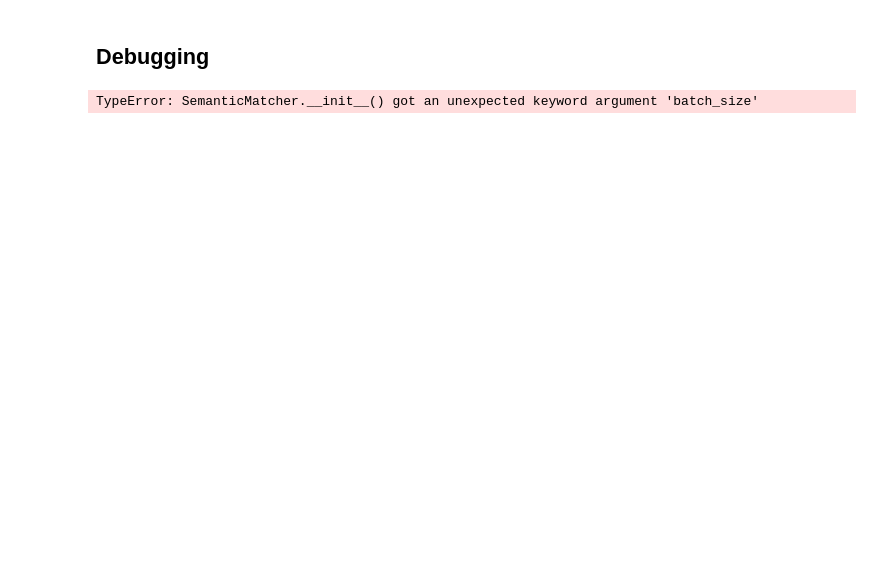
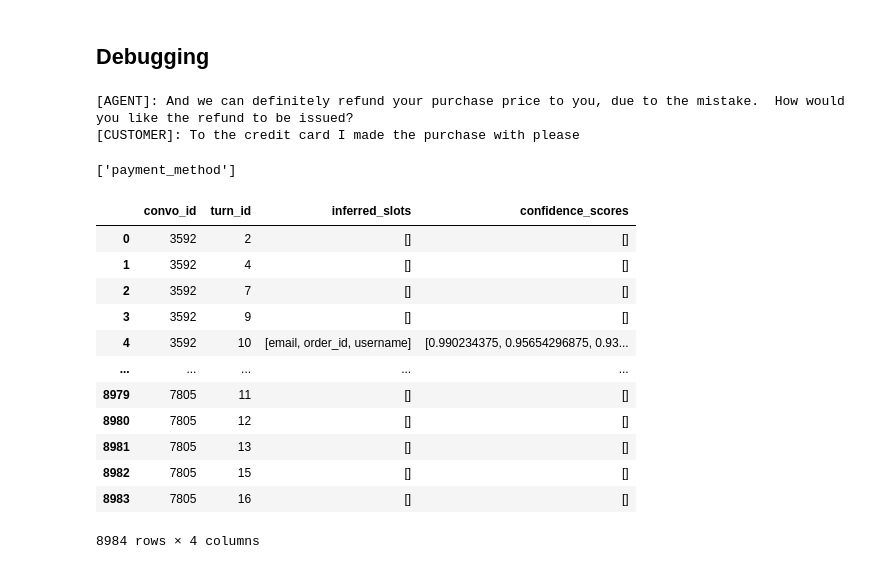
Before and after one commit to ridhoma/nlp-dialogue-state-tracking, a Jupyter notebook: notebooks/01_semantic_slots_extraction_evals.ipynb, the cells around one changed output. Saved outputs shown, nothing was run; the diff lists cells and outputs as text; code cells hidden in the pictures; blank space fills up the shorter version.

```diff
--- a/notebooks/01_semantic_slots_extraction_evals.ipynb
+++ b/notebooks/01_semantic_slots_extraction_evals.ipynb
@@ -193,29 +257,2 @@ Per-Label Classification Breakdown (Ranked by Support)
 # %% [markdown]
 ## Debugging
-# %%
-# BATCH_SIZE = 64
-slot_extractor_trial = SemanticMatcher(
-    model_name="facebook/bart-large-mnli",
-    hypothesis_template = "The customer specifies their {0}",
-    threshold=0.7,
-    batch_size=BATCH_SIZE
-)
-
-doc = all_documents[2]
-test_text = doc.get_full_document(strip_prior_customer_utterances=True)
-# test_text = doc.customer_text
-# test_text = "my username is andrew123 and I live in London"
-
-true_slots = df_turns[
-    (df_turns['convo_id']==doc.convo_id)
-    & (df_turns['turn_id']==doc.turn_id)
-]['slot_tags'].values.tolist()
-
-extracted = slot_extractor_trial.extract_slots(test_text, available_slots, return_scores=True)
-
-print("Text:\n----------")
-print(test_text, "\n----------")
-print("Inferred slots:", extracted)
-print("True slots:", true_slots)
-# %% [output]
-TypeError: SemanticMatcher.__init__() got an unexpected keyword argument 'batch_size'
@@ -241,0 +259,28 @@ batch_texts[0]
+# %%
+payment_method_docs = [doc for doc in all_documents if 'credit card' in doc.customer_text]
+
+test_text = payment_method_docs[8].get_full_document(strip_prior_customer_utterances=True)
+# test_text = "I want to pay with credit card"
+print(test_text)
+
+slot_extractor.extract_slots(test_text, available_slots)
+# %% [output]
+[AGENT]: And we can definitely refund your purchase price to you, due to the mistake.  How would you like the refund to be issued?
+[CUSTOMER]: To the credit card I made the purchase with please
+['payment_method']
+# %%
+df_results
+# %% [output]
+|  | convo_id | turn_id | inferred_slots | confidence_scores |
+| 0 | 3592 | 2 | [] | [] |
+| 1 | 3592 | 4 | [] | [] |
+| 2 | 3592 | 7 | [] | [] |
+| 3 | 3592 | 9 | [] | [] |
+| 4 | 3592 | 10 | [email, order_id, username] | [0.990234375, 0.95654296875, 0.93... |
+| ... | ... | ... | ... | ... |
+| 8979 | 7805 | 11 | [] | [] |
+| 8980 | 7805 | 12 | [] | [] |
+| 8981 | 7805 | 13 | [] | [] |
+| 8982 | 7805 | 15 | [] | [] |
+| 8983 | 7805 | 16 | [] | [] |
+8984 rows × 4 columns
```
Also changed, not shown: parts of 8 cells of this notebook, 18 other files.
